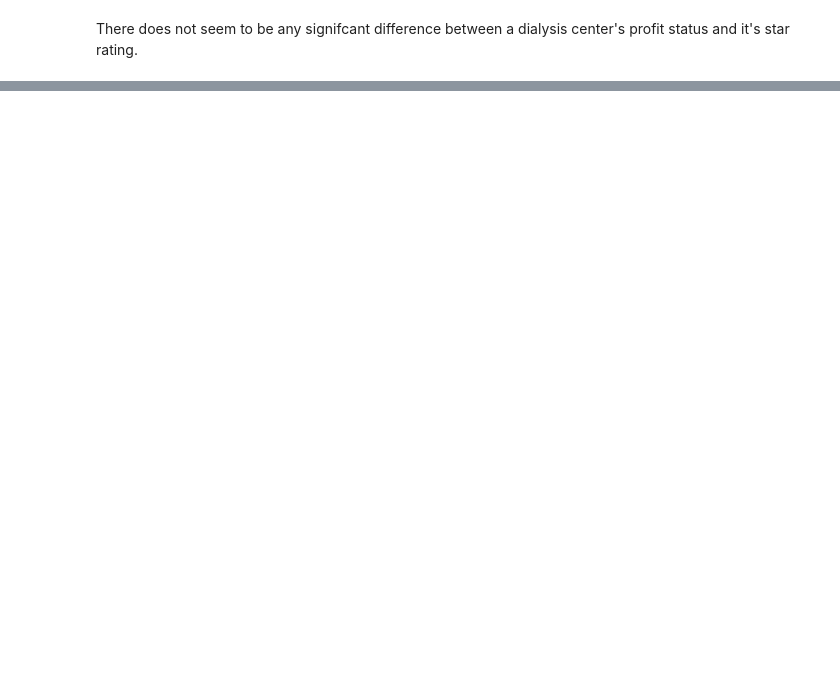
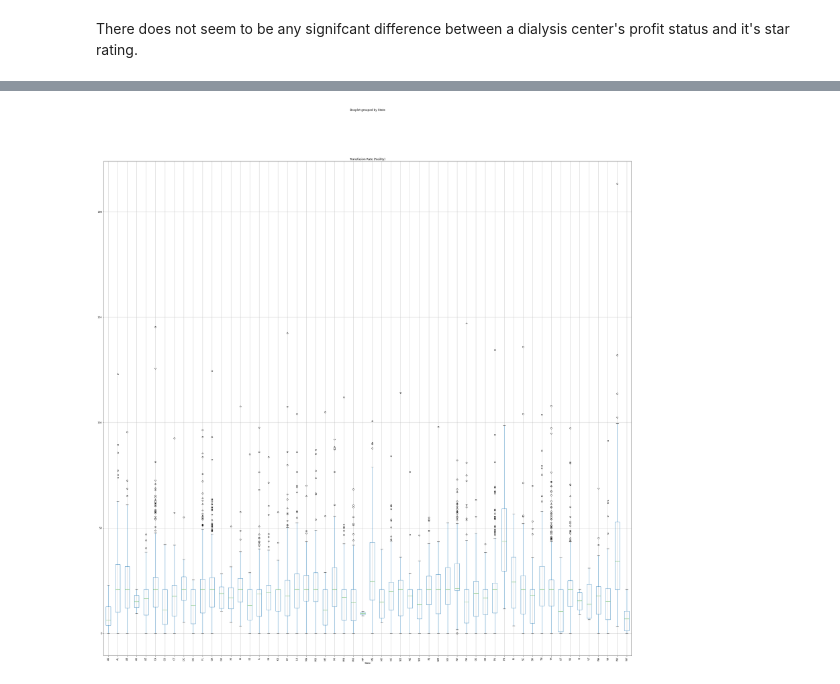
Before and after one commit to nicholehartz/Capstone2, a Jupyter notebook: Capstone 2 - Dialysis - EDA.ipynb, the cells around one changed output, grey strips where cells are left out. Cells and saved outputs as stored; diff of their text form; code cells hidden in the pictures; blank space fills up the shorter version.

```diff
--- a/Capstone 2 - Dialysis - EDA.ipynb
+++ b/Capstone 2 - Dialysis - EDA.ipynb
@@ -452,0 +348,5 @@ There does not seem to be any signifcant difference between a dialysis center's
+# %%
+fig, ax = plt.subplots(1, 1, figsize=(40,40))
+_ = dialysis.boxplot('Transfusion Rate (Facility)', 'State',  rot=90, ax=ax)
+# %% [output]
+[figure, added]
```
Also changed, not shown: parts of 37 cells of this notebook.
